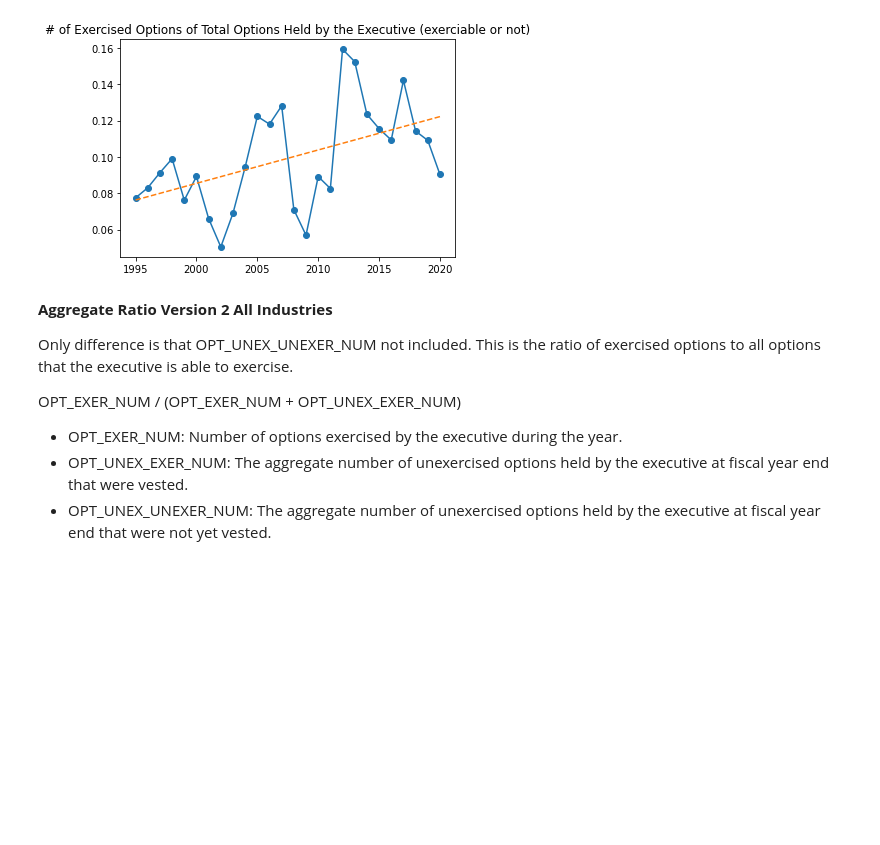
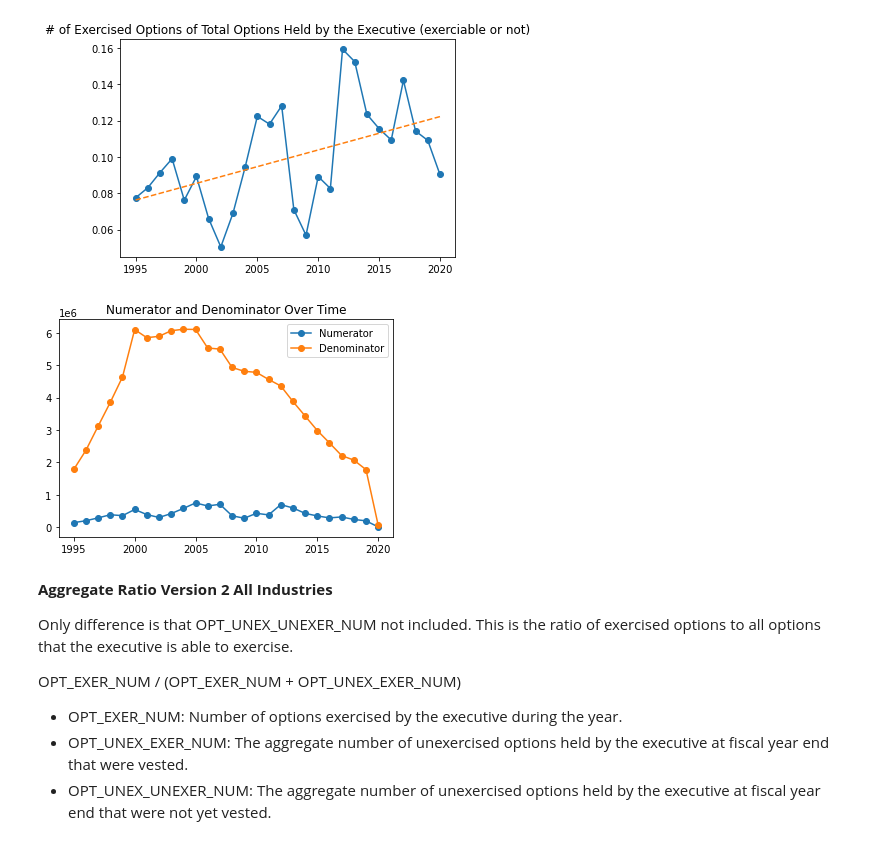
Before and after one commit to hessjacob/execucomp-boardex-project, a Jupyter notebook: ExecuComp/exercised granted ratio.ipynb, the cells around one changed output. Cells and saved outputs as stored; diff of their text form; code cells hidden in the pictures; blank space fills up the shorter version.

Commit message:
Add numerator denominator plot

```diff
--- a/ExecuComp/exercised granted ratio.ipynb
+++ b/ExecuComp/exercised granted ratio.ipynb
@@ -35,6 +35,15 @@ plt.savefig('Figures/ratio_exercise_granted_95.pdf',bbox_inches = "tight")
 plt.show()
 # %% [output]
 [figure]
+# %%
+plt.plot(total['YEAR'], total['OPT_EXER_NUM'], marker='o')
+plt.plot(total['YEAR'], (total['OPT_EXER_NUM']+ total['OPT_UNEX_EXER_NUM']+ total['OPT_UNEX_UNEXER_NUM']), marker='o')
+plt.title('Numerator and Denominator Over Time')
+plt.legend(['Numerator','Denominator'])
+plt.savefig('Figures/ratio_exercise_granted_95_num_dem.pdf',bbox_inches = "tight")
+plt.show()
+# %% [output]
+[figure, added]
 # %% [markdown]
 **Aggregate Ratio Version 2 All Industries**
 
```
